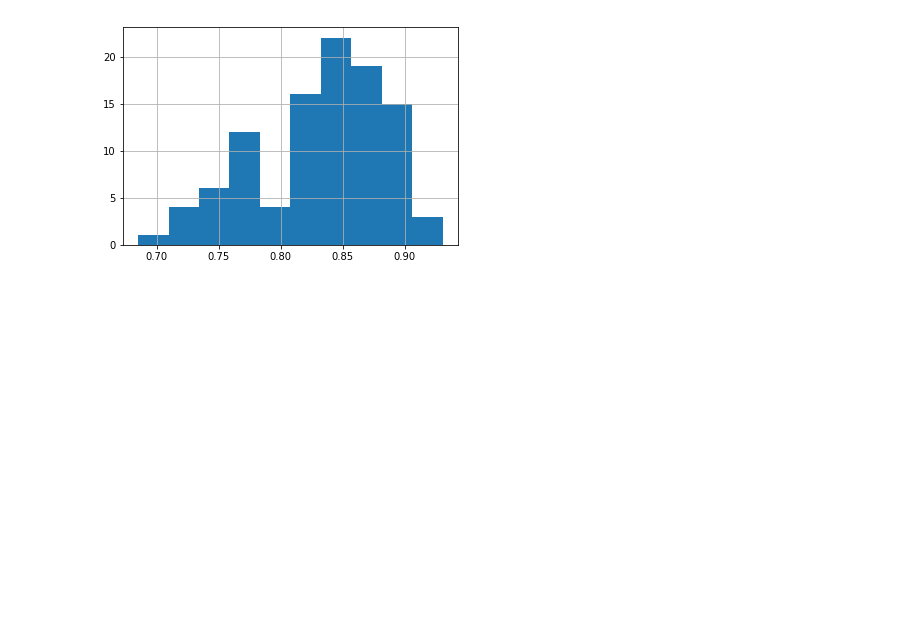
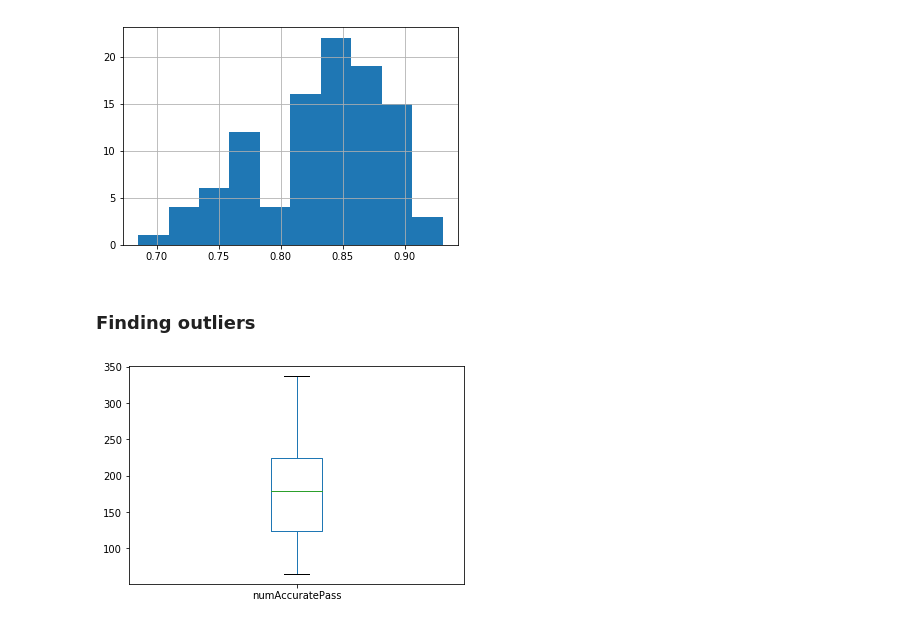
Before and after one commit to magemma/soccer-prediction, a Jupyter notebook: src/newsha_visualization.ipynb, the cells around one changed output. Drawn from its saved outputs; the diff is of its cells as text; code cells hidden in the pictures; blank space fills up the shorter version.

Commit message:
Add boxplot to detect outliers

```diff
--- a/src/newsha_visualization.ipynb
+++ b/src/newsha_visualization.ipynb
@@ -6,7 +6,7 @@ from pymongo import MongoClient
 from tqdm import tqdm
 from matplotlib import pyplot as plt
 # %%
-client = MongoClient(host='192.168.43.225')
+client = MongoClient(host='10.101.4.93')
 db = client.soccerdb
 # %% [markdown]
 Import data from mongodb to pandas
@@ -297,3 +297,10 @@ results['rateAccuratePass'].hist()
 # %% [output]
 <matplotlib.axes._subplots.AxesSubplot at 0x...>
 [figure]
+# %% [markdown]
+### Finding outliers
+# %%
+results['numAccuratePass'].plot(kind='box')
+plt.show()
+# %% [output]
+[figure, added]
```
Also changed, not shown: parts of 10 cells of this notebook.
